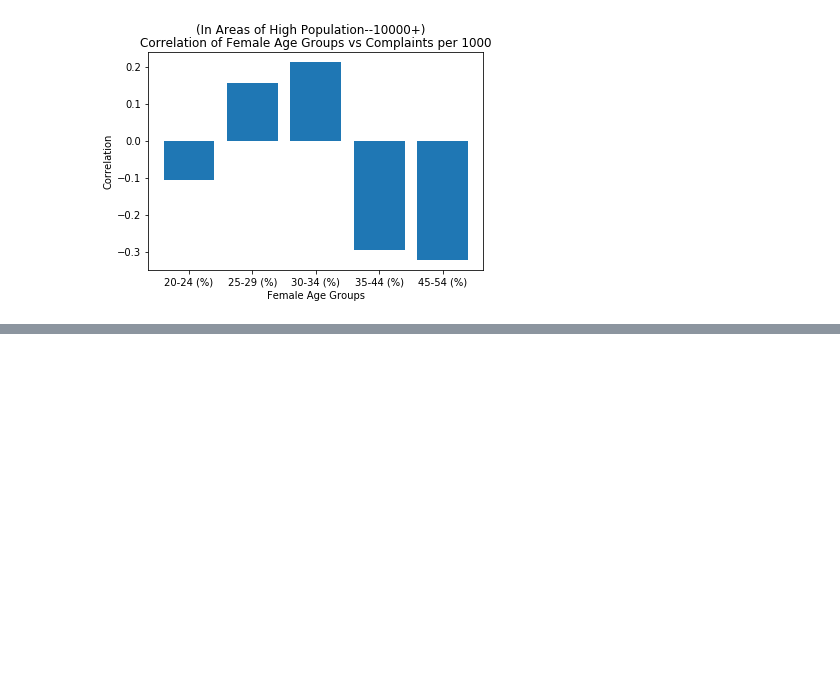
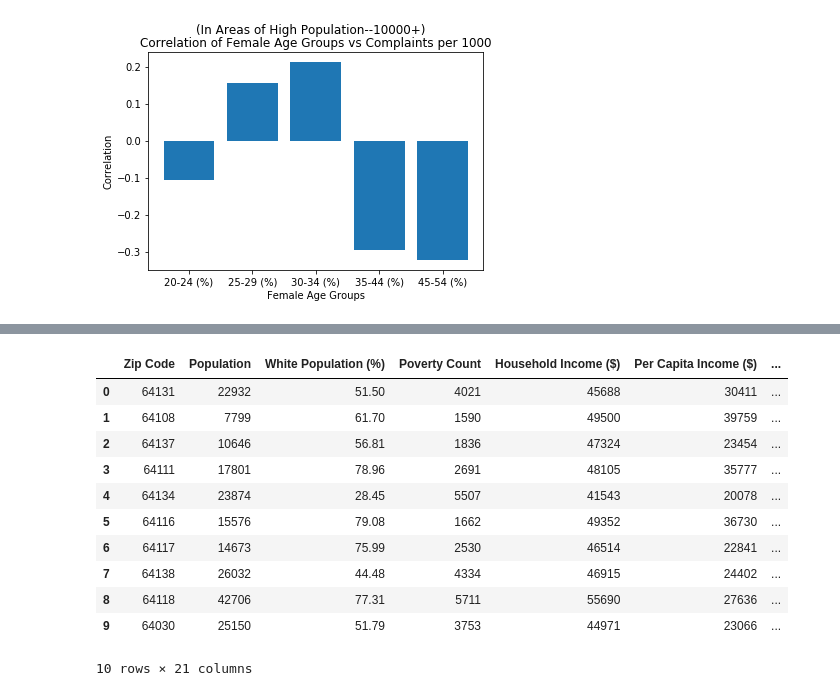
Before and after one commit to kristanlpruett/Project-1-KU-EDW-DATA, a Jupyter notebook: Analysis.ipynb, the cells around one changed output, grey strips where cells are left out. Drawn from its saved outputs; the diff is of its cells as text; code cells hidden in the pictures; blank space fills up the shorter version.

```diff
--- a/Analysis.ipynb
+++ b/Analysis.ipynb
@@ -337,0 +377,21 @@ The correlation for 45-54 (%) is -0.322704736064998
+# %%
+# Finding the areas of the "most-complained" groups
+mostcomplaint_agegroup = data_df[data_df["Median Age Group"]=="30-40"]
+mostcomplaint_incomegroup = data_df[data_df["Household Income Group"]=="40-60k"]
+mostcomplaint_ageincome = pd.merge(mostcomplaint_agegroup, mostcomplaint_incomegroup)
+mostcomplaint_ageincome['Complaints per 1000'] = round(mostcomplaint_ageincome['No. of Complaints'] / (mostcomplaint_ageincome['Population'] / 1000), 0).astype(int)
+mostcomplaint_ageincome.sort_values(["Complaints per 1000"], ascending=False, inplace=True)
+mostcomplaint_ageincome.reset_index(drop=True)
+# %% [output]
+|  | Zip Code | Population | White Population (%) | Poverty Count | Household Income ($) | Per Capita Income ($) | ... |
+| 0 | 64131 | 22932 | 51.50 | 4021 | 45688 | 30411 | ... |
+| 1 | 64108 | 7799 | 61.70 | 1590 | 49500 | 39759 | ... |
+| 2 | 64137 | 10646 | 56.81 | 1836 | 47324 | 23454 | ... |
+| 3 | 64111 | 17801 | 78.96 | 2691 | 48105 | 35777 | ... |
+| 4 | 64134 | 23874 | 28.45 | 5507 | 41543 | 20078 | ... |
+| 5 | 64116 | 15576 | 79.08 | 1662 | 49352 | 36730 | ... |
+| 6 | 64117 | 14673 | 75.99 | 2530 | 46514 | 22841 | ... |
+| 7 | 64138 | 26032 | 44.48 | 4334 | 46915 | 24402 | ... |
+| 8 | 64118 | 42706 | 77.31 | 5711 | 55690 | 27636 | ... |
+| 9 | 64030 | 25150 | 51.79 | 3753 | 44971 | 23066 | ... |
+10 rows × 21 columns
```
Also changed, not shown: parts of 26 cells of this notebook, 20 other files.
